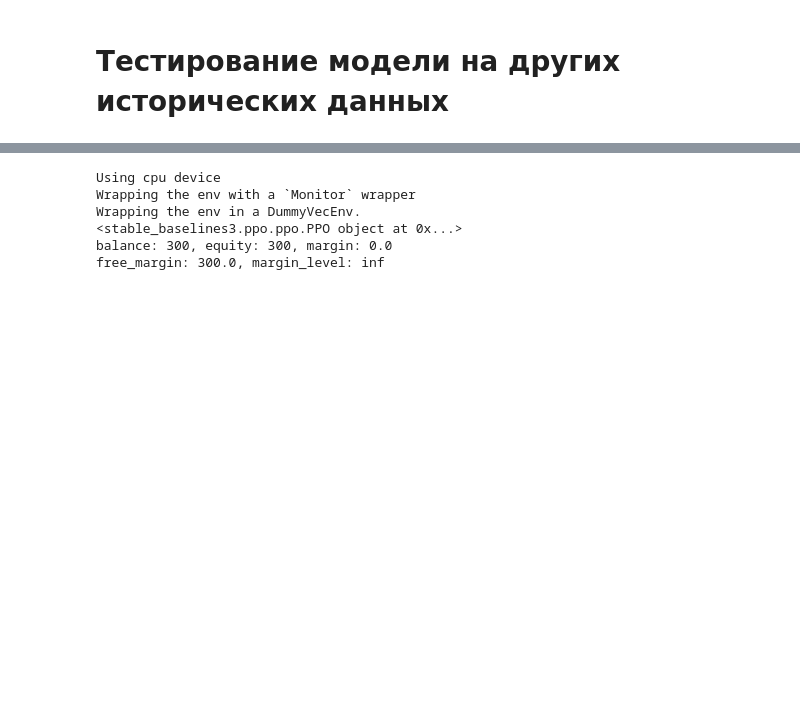
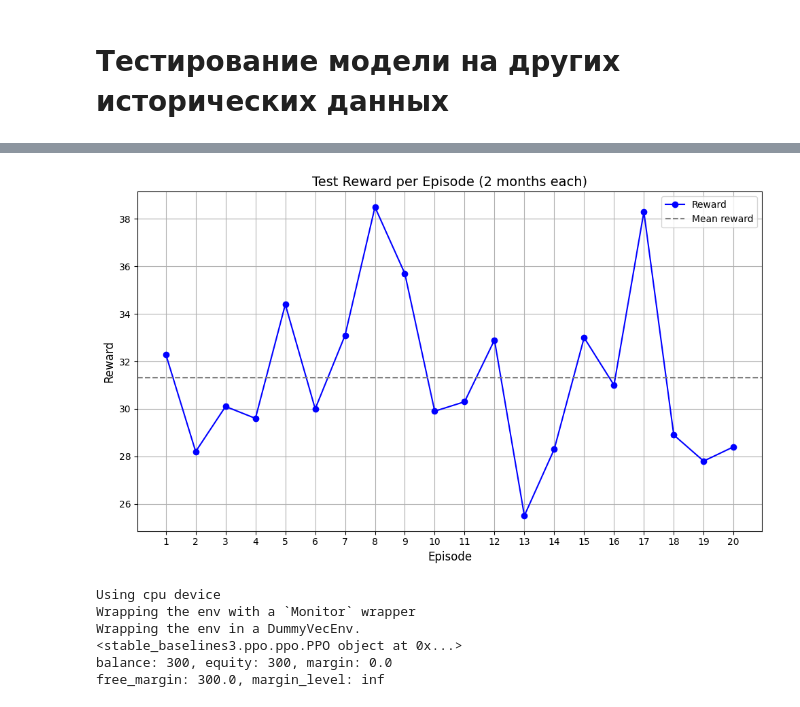
Before and after one commit to VeraTsymbalova/expert_advisor_PPO, a Jupyter notebook: PPO.ipynb, the cells around one changed output, grey strips where cells are left out. Saved outputs shown, nothing was run; the diff lists cells and outputs as text; code cells hidden in the pictures; blank space fills up the shorter version.

```diff
--- a/PPO.ipynb
+++ b/PPO.ipynb
@@ -386,36 +404,66 @@ Input 4: orders, shape=[1, 1, 2, 3], type=tensor(float)
 # %% [markdown]
 # Тестирование модели на других исторических данных
 # %%
-sim = MtSimulator(
-    unit='USD',
-    balance=300,
-    leverage=100,
-    stop_out_level=0.2,
-    hedge=True,
-    symbols_filename=FOREX_DATA_PATH,
-)
-print(FOREX_DATA_PATH)
-if not sim.load_symbols("FOREX_DATA_PATH"):
-    sim.download_data(
-        symbols=['USDCHF'],
-        time_range=(
-            datetime(2024, 1, 1, tzinfo=pytz.UTC),
-            datetime(2024, 12, 31, tzinfo=pytz.UTC)
-        ),
-        timeframe=Timeframe.H4
-    )
-    sim.save_symbols(FOREX_DATA_PATH)
+#sim = MtSimulator(
+#    unit='USD',
+#    balance=300,
+#    leverage=100,
+#    stop_out_level=0.2,
+#    hedge=True,
+#    symbols_filename=FOREX_DATA_PATH,
+#)
+#print(FOREX_DATA_PATH)
+#if not sim.load_symbols("FOREX_DATA_PATH"):
+#    sim.download_data(
+#        symbols=['USDCHF'],
+#        time_range=(
+#            datetime(2024, 1, 1, tzinfo=pytz.UTC),
+#            datetime(2024, 12, 31, tzinfo=pytz.UTC)
+#        ),
+#        timeframe=Timeframe.H4
+#    )
+#    sim.save_symbols(FOREX_DATA_PATH)
 
-testing_env = MtEnv(
-    original_simulator=sim,
-    trading_symbols=['USDCHF'],
-    window_size=10,
-    hold_threshold=1,
-    close_threshold=0.5,
-    fee=lambda symbol: {
-        'USDCHF': max(0., np.random.normal(0.0002, 0.00003))
-    }[symbol],
-    symbol_max_orders=2,
-    multiprocessing_processes=2
-)
+#testing_env = MtEnv(
+#    original_simulator=sim,
+#    trading_symbols=['USDCHF'],
+#    window_size=10,
+#    hold_threshold=1,
+#    close_threshold=0.5,
+#    fee=lambda symbol: {
+#        'USDCHF': max(0., np.random.normal(0.0002, 0.00003))
+#    }[symbol],
+#    symbol_max_orders=2,
+#    multiprocessing_processes=2
+#)
+
+import matplotlib.pyplot as plt
+import numpy as np
+
+# Данные
+episodes = np.arange(1, 21)
+rewards = [32.3, 28.2, 30.1, 29.6, 34.4, 30.0, 33.1, 38.5, 35.7, 29.9,
+           30.3, 32.9, 25.5, 28.3, 33.0, 31.0, 38.3, 28.9, 27.8, 28.4]
+
+# Среднее значение
+mean_reward = np.mean(rewards)
+
+# Построение графика
+plt.figure(figsize=(10, 6))
+plt.plot(episodes, rewards, marker='o', color='blue', label='Reward')
+plt.axhline(mean_reward, linestyle='--', color='gray', label='Mean reward')
+
+# Настройка делений по X
+plt.xticks(episodes)  # Деления по оси X через 1
+
+# Подписи и оформление
+plt.title('Test Reward per Episode (2 months each)', fontsize=14)
+plt.xlabel('Episode', fontsize=12)
+plt.ylabel('Reward', fontsize=12)
+plt.legend()
+plt.grid(True)
+
+# Отображение графика
+plt.tight_layout()
+plt.show()
 # %% [output]
@@ -423,3 +470,4 @@ C:\Users\vera-\AppData\Local\Packages\PythonSoftwareFoundation.Python.3.10_qbz5n
+[figure, added]
 # %%
 model = PPO('MultiInputPolicy', testing_env, verbose=1)
 model= PPO.load(r"C:\Users\vera-\expert_advisor_v5\PPO")
```
Also changed, not shown: parts of 6 cells of this notebook.
